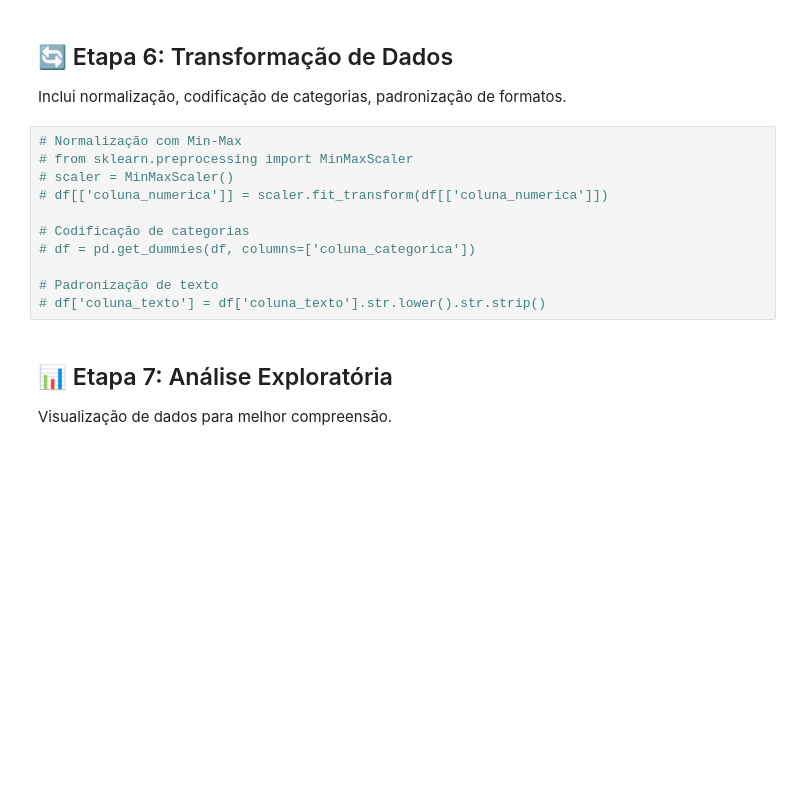
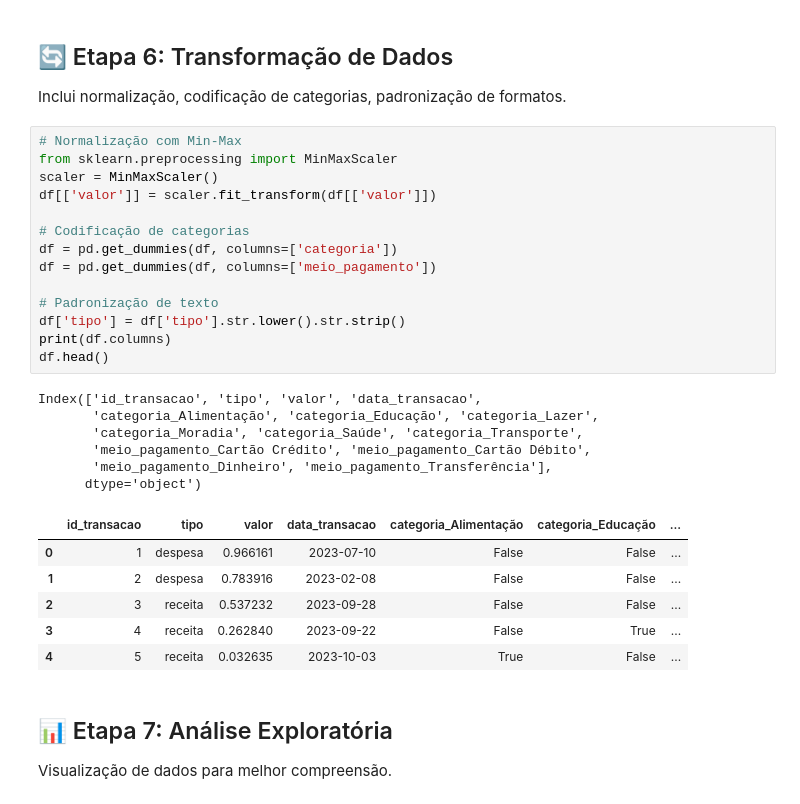
Before and after one commit to CoutinhoGuilherme/mineracao_de_dados, a Jupyter notebook: App_Controle_Financeiro.ipynb, the cells around one changed output. Cells and saved outputs as stored; diff of their text form; blank space fills up the shorter version.

```diff
--- a/App_Controle_Financeiro.ipynb
+++ b/App_Controle_Financeiro.ipynb
@@ -53,15 +78,31 @@ Amostragem, remoção de atributos irrelevantes.
 Inclui normalização, codificação de categorias, padronização de formatos.
 # %%
 # Normalização com Min-Max
-# from sklearn.preprocessing import MinMaxScaler
-# scaler = MinMaxScaler()
-# df[['coluna_numerica']] = scaler.fit_transform(df[['coluna_numerica']])
+from sklearn.preprocessing import MinMaxScaler
+scaler = MinMaxScaler()
+df[['valor']] = scaler.fit_transform(df[['valor']])
 
 # Codificação de categorias
-# df = pd.get_dummies(df, columns=['coluna_categorica'])
+df = pd.get_dummies(df, columns=['categoria'])
+df = pd.get_dummies(df, columns=['meio_pagamento'])
 
 # Padronização de texto
-# df['coluna_texto'] = df['coluna_texto'].str.lower().str.strip()
+df['tipo'] = df['tipo'].str.lower().str.strip()
+print(df.columns)
+df.head()
+# %% [output]
+Index(['id_transacao', 'tipo', 'valor', 'data_transacao',
+       'categoria_Alimentação', 'categoria_Educação', 'categoria_Lazer',
+       'categoria_Moradia', 'categoria_Saúde', 'categoria_Transporte',
+       'meio_pagamento_Cartão Crédito', 'meio_pagamento_Cartão Débito',
+       'meio_pagamento_Dinheiro', 'meio_pagamento_Transferência'],
+      dtype='object')
+|  | id_transacao | tipo | valor | data_transacao | categoria_Alimentação | categoria_Educação | ... |
+| 0 | 1 | despesa | 0.966161 | 2023-07-10 | False | False | ... |
+| 1 | 2 | despesa | 0.783916 | 2023-02-08 | False | False | ... |
+| 2 | 3 | receita | 0.537232 | 2023-09-28 | False | False | ... |
+| 3 | 4 | receita | 0.262840 | 2023-09-22 | False | True | ... |
+| 4 | 5 | receita | 0.032635 | 2023-10-03 | True | False | ... |
 # %% [markdown]
 ## 📊 Etapa 7: Análise Exploratória
 Visualização de dados para melhor compreensão.
```
Also changed, not shown: parts of 5 cells of this notebook.
